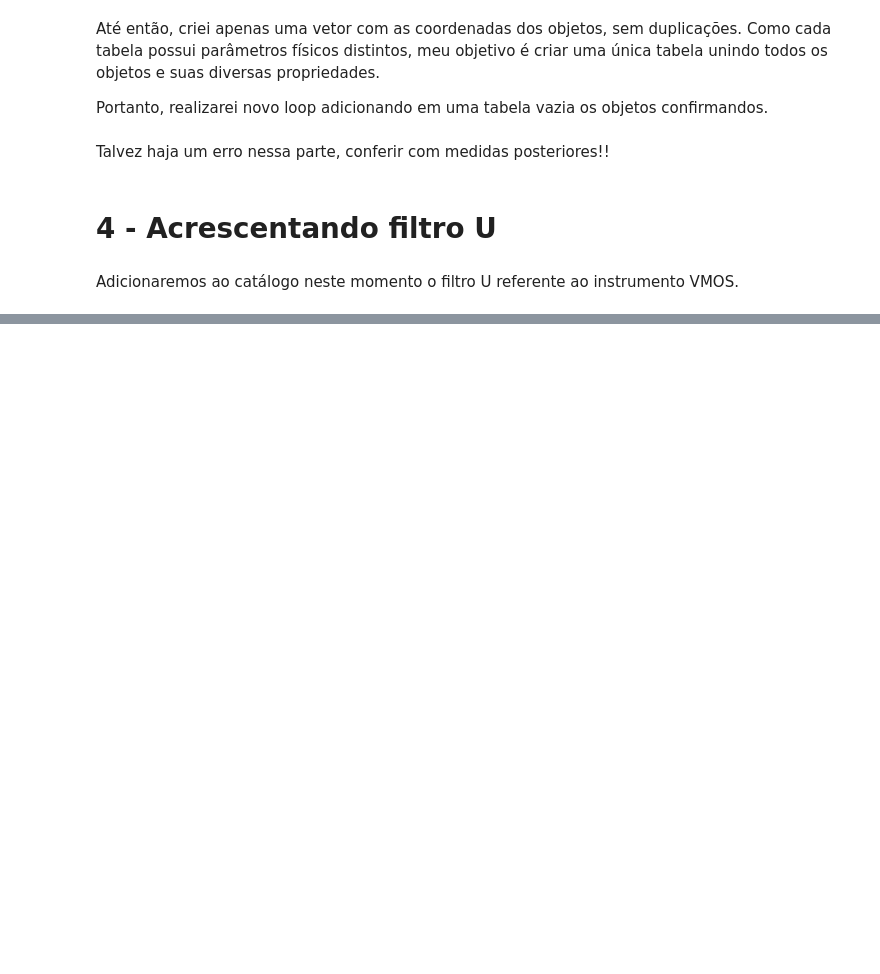
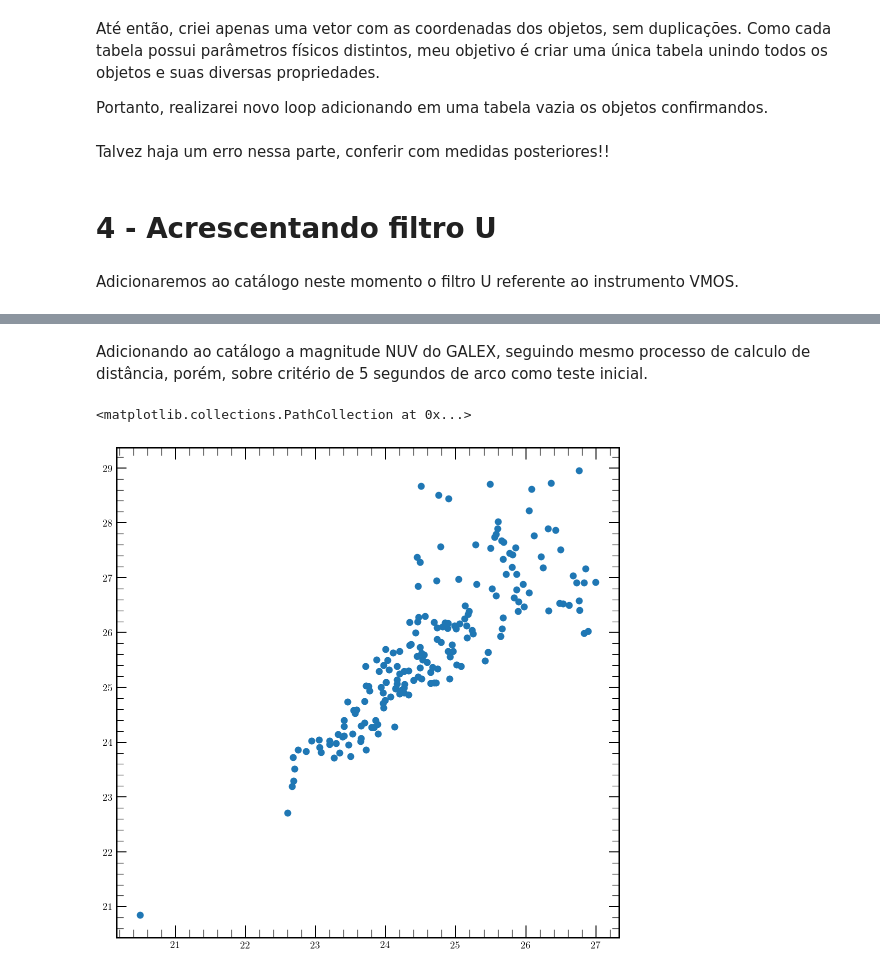
Before and after one commit to anaposses/RXJ0152, a Jupyter notebook: 00-Catalogos/modificando_cat.ipynb, the cells around one changed output, grey strips where cells are left out. Cells and saved outputs as stored; diff of their text form; code cells hidden in the pictures; blank space fills up the shorter version.

```diff
--- a/00-Catalogos/modificando_cat.ipynb
+++ b/00-Catalogos/modificando_cat.ipynb
@@ -456,0 +459,2 @@ table_T.to_csv('backup_02_members_RXJ0152.txt')
+# %% [markdown]
+Adicionando ao catálogo a magnitude NUV do GALEX, seguindo mesmo processo de calculo de distância, porém, sobre critério de 5 segundos de arco como teste inicial.
@@ -456,0 +479,9 @@ table_T.to_csv('backup_02_members_RXJ0152.txt')
+# %%
+table_T =  pd.read_csv('members_RXJ0152.txt')
+# %%
+table_T = table_T[table_T['NUV'] > 0]
+
+plt.scatter(table_T['U'],table_T['NUV'])
+# %% [output]
+<matplotlib.collections.PathCollection at 0x...>
+[figure, added]
```
Also changed, not shown: parts of 4 cells of this notebook.
